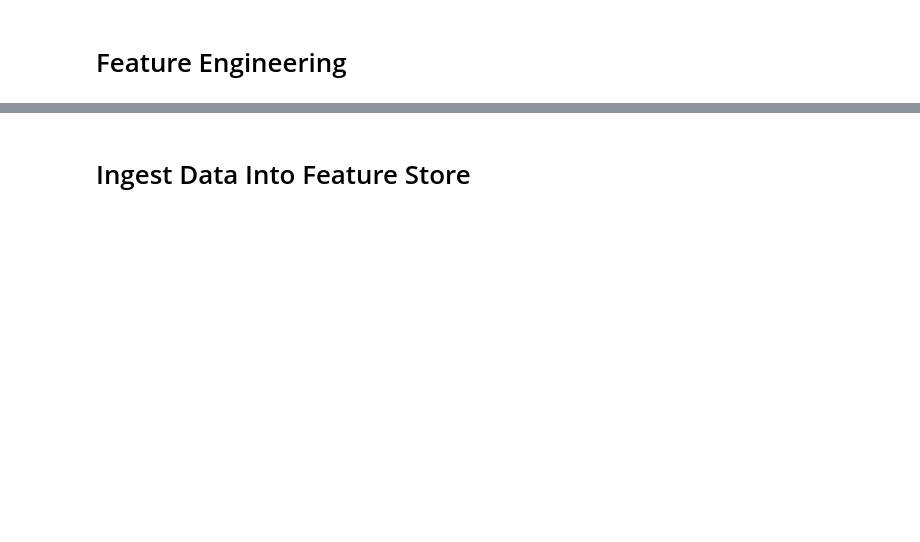
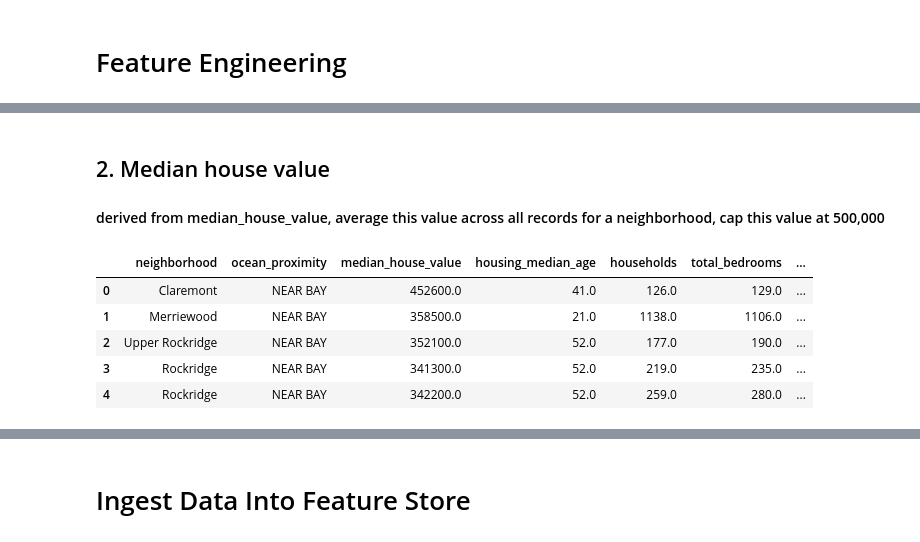
Before and after one commit to pkhanna2/MLOPSAssignments, a Jupyter notebook: PrachiKhanna_Assignment3.1.ipynb, the cells around one changed output, grey strips where cells are left out. Cells and saved outputs as stored; diff of their text form; code cells hidden in the pictures; blank space fills up the shorter version.

```diff
--- a/PrachiKhanna_Assignment3.1.ipynb
+++ b/PrachiKhanna_Assignment3.1.ipynb
@@ -188,3 +350,16 @@ transformed_housing_data.head()
 | 2 | Upper Rockridge | NEAR BAY | 352100.0 | 52.0 | 177.0 | 190.0 | ... |
 | 3 | Rockridge | NEAR BAY | 341300.0 | 52.0 | 219.0 | 235.0 | ... |
 | 4 | Rockridge | NEAR BAY | 342200.0 | 52.0 | 259.0 | 280.0 | ... |
+# %% [markdown]
+## 2. Median house value
+####    derived from median_house_value, average this value across all records for a neighborhood, cap this value at 500,000
+# %%
+transformed_housing_data['median_house_value_cal'] = transformed_housing_data.groupby('neighborhood')['median_house_value'].transform(lambda x: min(x.median(), 500000))
+transformed_housing_data.head()
+# %% [output]
+|  | neighborhood | ocean_proximity | median_house_value | housing_median_age | households | total_bedrooms | ... |
+| 0 | Claremont | NEAR BAY | 452600.0 | 41.0 | 126.0 | 129.0 | ... |
+| 1 | Merriewood | NEAR BAY | 358500.0 | 21.0 | 1138.0 | 1106.0 | ... |
+| 2 | Upper Rockridge | NEAR BAY | 352100.0 | 52.0 | 177.0 | 190.0 | ... |
+| 3 | Rockridge | NEAR BAY | 341300.0 | 52.0 | 219.0 | 235.0 | ... |
+| 4 | Rockridge | NEAR BAY | 342200.0 | 52.0 | 259.0 | 280.0 | ... |
```
Also changed, not shown: parts of 79 cells of this notebook.
